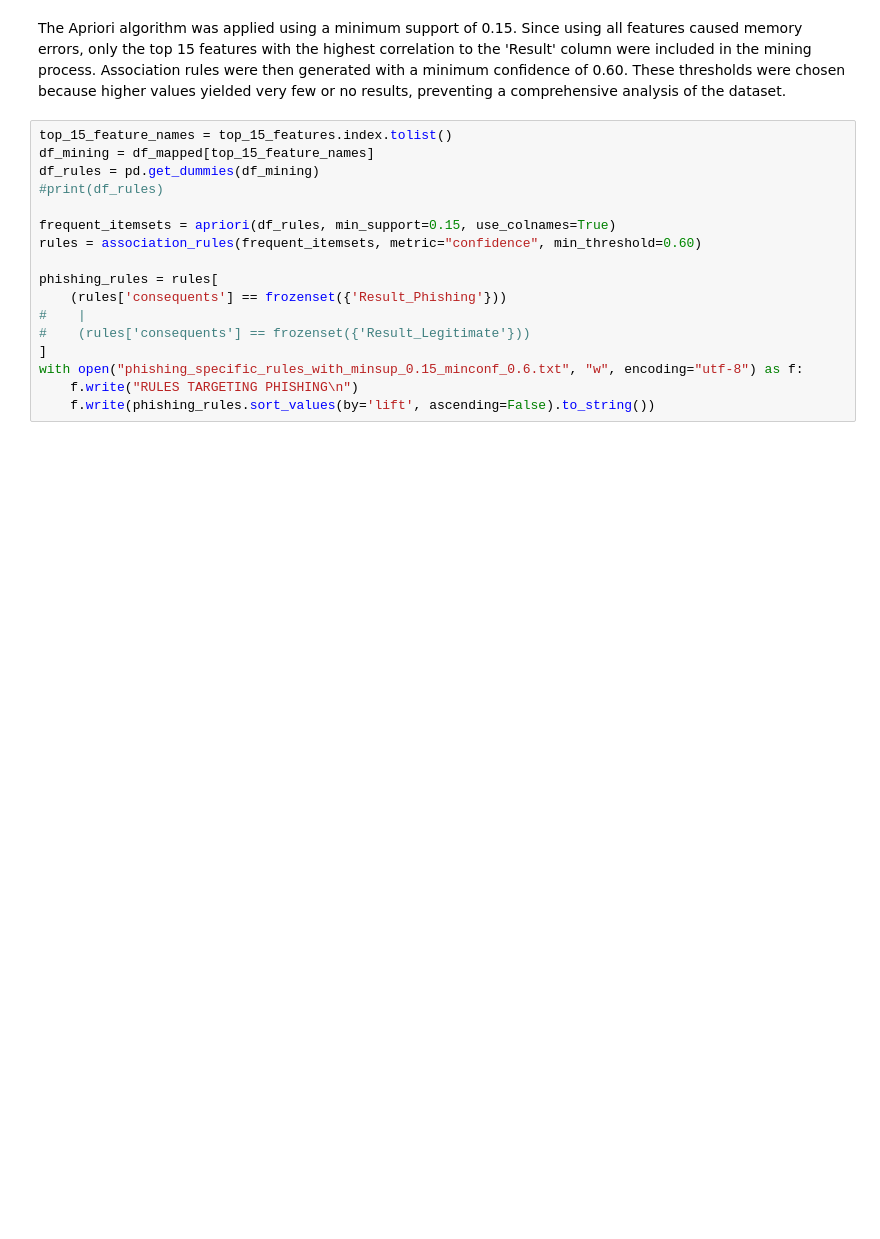
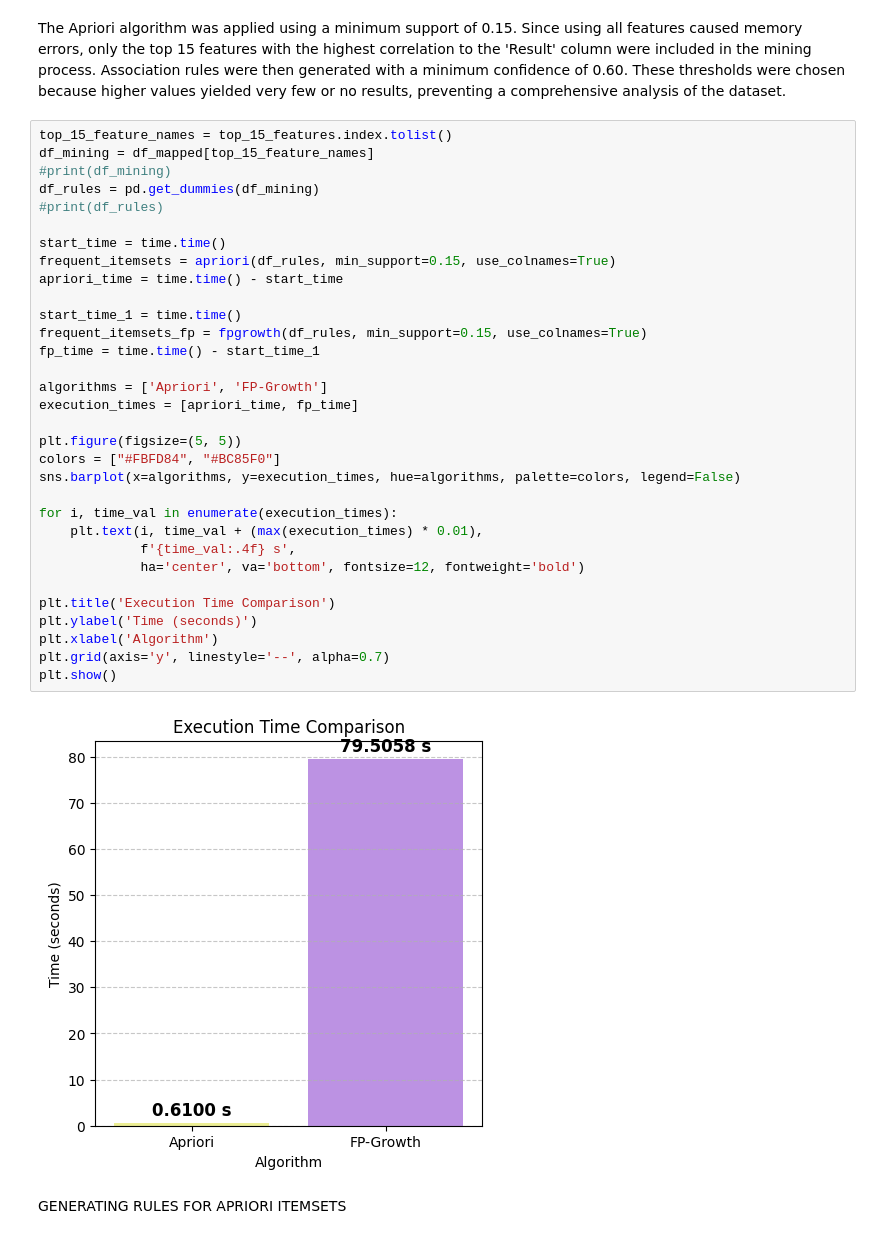
Before and after one commit to aylinShn0/Correlation-and-Rule-Evaluation-for-Phishing-Discovery, a Jupyter notebook: phishing_correlation_analysis.ipynb, the cells around one changed output. Saved outputs shown, nothing was run; the diff lists cells and outputs as text; blank space fills up the shorter version.

Commit message:
FPGrowth applied

```diff
--- a/phishing_correlation_analysis.ipynb
+++ b/phishing_correlation_analysis.ipynb
@@ -133,17 +134,36 @@ The Apriori algorithm was applied using a minimum support of 0.15. Since using a
 # %%
 top_15_feature_names = top_15_features.index.tolist()
 df_mining = df_mapped[top_15_feature_names]
+#print(df_mining)
 df_rules = pd.get_dummies(df_mining)
 #print(df_rules)
 
+start_time = time.time()
 frequent_itemsets = apriori(df_rules, min_support=0.15, use_colnames=True)
-rules = association_rules(frequent_itemsets, metric="confidence", min_threshold=0.60)
+apriori_time = time.time() - start_time
 
-phishing_rules = rules[
-    (rules['consequents'] == frozenset({'Result_Phishing'}))
-#    |
-#    (rules['consequents'] == frozenset({'Result_Legitimate'}))
-]
-with open("phishing_specific_rules_with_minsup_0.15_minconf_0.6.txt", "w", encoding="utf-8") as f:
-    f.write("RULES TARGETING PHISHING\n")
-    f.write(phishing_rules.sort_values(by='lift', ascending=False).to_string())
+start_time_1 = time.time()
+frequent_itemsets_fp = fpgrowth(df_rules, min_support=0.15, use_colnames=True)
+fp_time = time.time() - start_time_1
+
+algorithms = ['Apriori', 'FP-Growth']
+execution_times = [apriori_time, fp_time]
+
+plt.figure(figsize=(5, 5))
+colors = ["#FBFD84", "#BC85F0"]
+sns.barplot(x=algorithms, y=execution_times, hue=algorithms, palette=colors, legend=False)
+
+for i, time_val in enumerate(execution_times):
+    plt.text(i, time_val + (max(execution_times) * 0.01),
+             f'{time_val:.4f} s',
+             ha='center', va='bottom', fontsize=12, fontweight='bold')
+
+plt.title('Execution Time Comparison')
+plt.ylabel('Time (seconds)')
+plt.xlabel('Algorithm')
+plt.grid(axis='y', linestyle='--', alpha=0.7)
+plt.show()
+# %% [output]
+[figure, added]
+# %% [markdown]
+GENERATING RULES FOR APRIORI ITEMSETS
```
Also changed, not shown: parts of 5 cells of this notebook, 3 other files.
